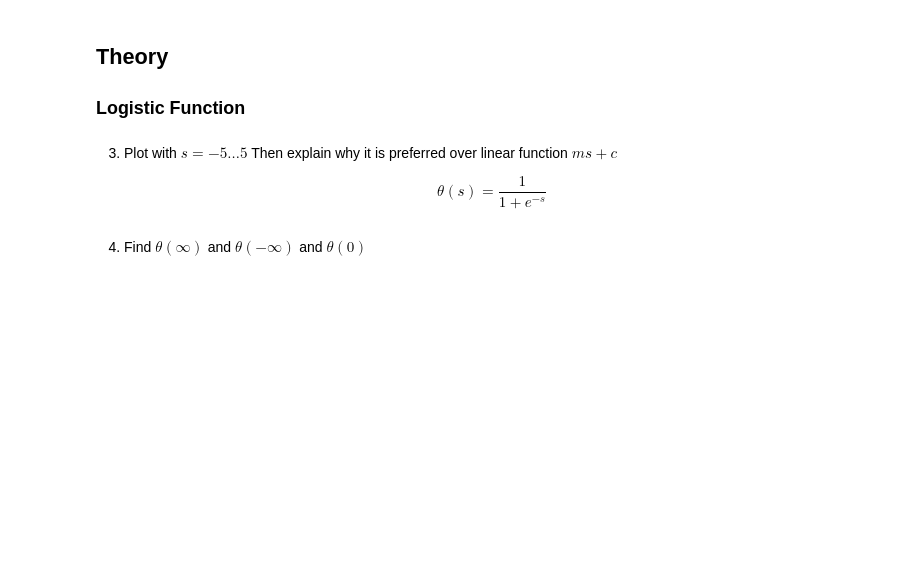
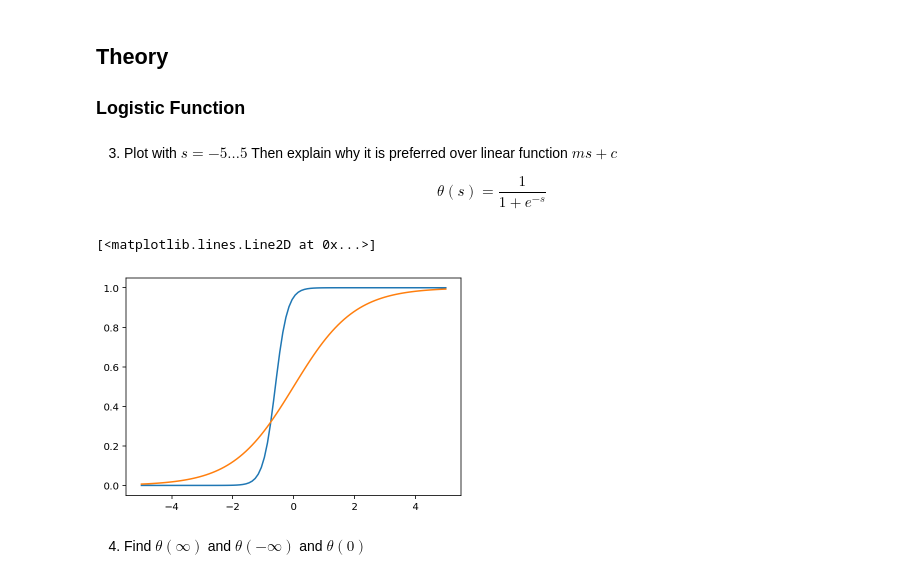
Before and after one commit to muic-pattern-rekt-2018/Exercise02-Logistic-Regression, a Jupyter notebook: Exercise 2 Logistic Regression.ipynb, the cells around one changed output. Drawn from its saved outputs; the diff is of its cells as text; code cells hidden in the pictures; blank space fills up the shorter version.

```diff
--- a/Exercise 2 Logistic Regression.ipynb
+++ b/Exercise 2 Logistic Regression.ipynb
@@ -121,5 +130,15 @@ Why? If you have time try and see what happens.
 3) Plot with $s = -5 \ldots 5$ Then explain why it is preferred over linear function $ms +c$
 
 $$\theta(s) = \frac{1}{1+e^{-s}}$$
+# %%
+def f(s):
+    return 1/(1+np.exp(-s))
+
+xs = np.linspace(-5, 5, 100)
+plt.plot(xs, f(5*xs+3))
+plt.plot(xs, f(xs))
+# %% [output]
+[<matplotlib.lines.Line2D at 0x...>]
+[figure, added]
 # %% [markdown]
 4) Find $\theta(\infty)$ and $\theta(-\infty)$ and $\theta(0)$
```
Also changed, not shown: parts of 13 cells of this notebook.
